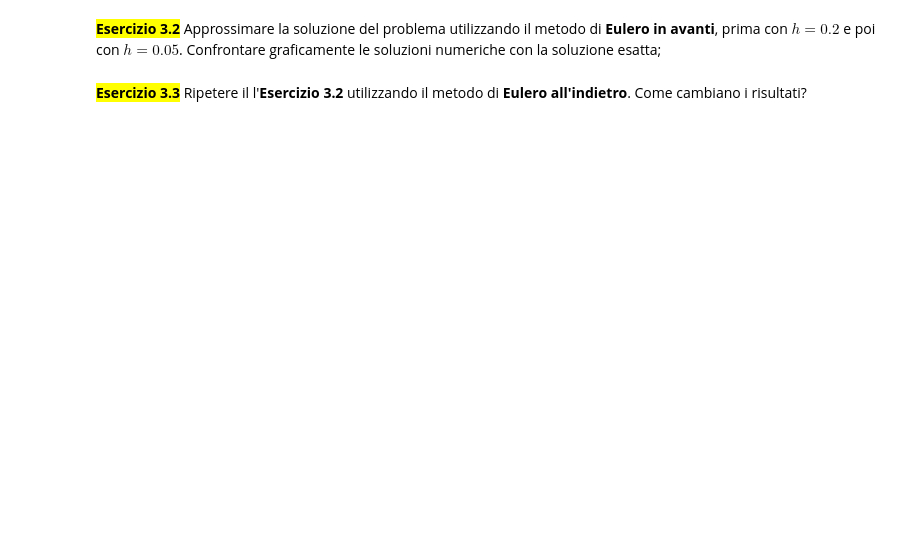
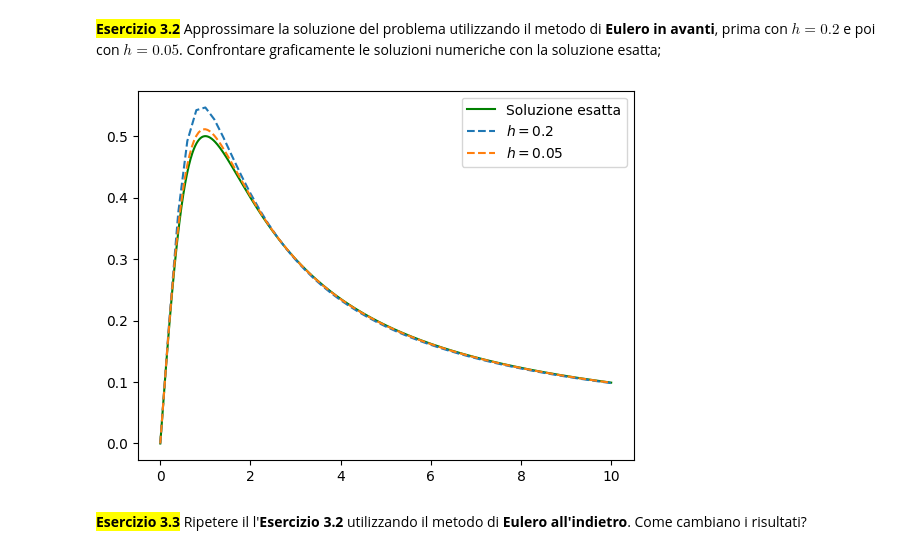
Before and after one commit to marcofossatii05-ui/mani_env, a Jupyter notebook: ode_part_1_template.ipynb, the cells around one changed output. Saved outputs shown, nothing was run; the diff lists cells and outputs as text; code cells hidden in the pictures; blank space fills up the shorter version.

```diff
--- a/ode_part_1_template.ipynb
+++ b/ode_part_1_template.ipynb
@@ -56,11 +56,15 @@ def eulero_avanti(f, t0, tN, y0, h):
         t_h   (numpy.ndarray)     Vettore degli istanti temporali (lunghezza N+1).
         u_h   (numpy.ndarray)     Soluzione discreta nei nodi temporali (lunghezza N+1).
     """
+    n_intervalli = int((tN - t0) / h)
+    h_ex = (tN - t0) / n_intervalli
+    t_h = np.linspace(t0, tN, n_intervalli + 1)
+    u_h = [y0]
 
+    for i in range(len(t_h)-1):
+        u_h.append(u_h[i] + h_ex*f(t_h[i], u_h[i]))
 
-    # TODO: implementazione eulero in avanti
-
-    return
+    return t_h, np.array(u_h)
 # %% [markdown]
 ## 2. Il metodo di Eulero all'indietro </br>
 In alternativa al metodo di Eulero "in avanti", esiste anche una sua versione "all'indietro", la quale si basa invece sul seguente schema iterativo
@@ -139,5 +180,19 @@ y(t)=\frac{t}{1+t^{2}}.
 # %% [markdown]
 <mark>**Esercizio 3.2**</mark></br> Approssimare la soluzione del problema utilizzando il metodo di **Eulero in avanti**, prima con $h=0.2$  e poi con  $h=0.05$. Confrontare graficamente le soluzioni numeriche con la soluzione esatta;
+# %%
+h1, h2 = 0.2, 0.05
+
+t_h1, u_h1_fwd = eulero_avanti(f, t0, tN, y0, h1)
+t_h2, u_h2_fwd = eulero_avanti(f, t0, tN, y0, h2)
+
+plt.figure()
+plt.plot(tgrid, y(tgrid), color = 'green', label = 'Soluzione esatta')
+plt.plot(t_h1, u_h1_fwd, '--', label = '$h = 0.2$')
+plt.plot(t_h2, u_h2_fwd,'--', label = "$h = 0.05$")
+plt.legend()
+plt.show()
+# %% [output]
+[figure, added]
 # %% [markdown]
 <mark>**Esercizio 3.3**</mark></br>
 Ripetere il l'**Esercizio 3.2** utilizzando il metodo di **Eulero all'indietro**. Come cambiano i risultati?
```
Also changed, not shown: parts of 13 cells of this notebook, 2 other files.
